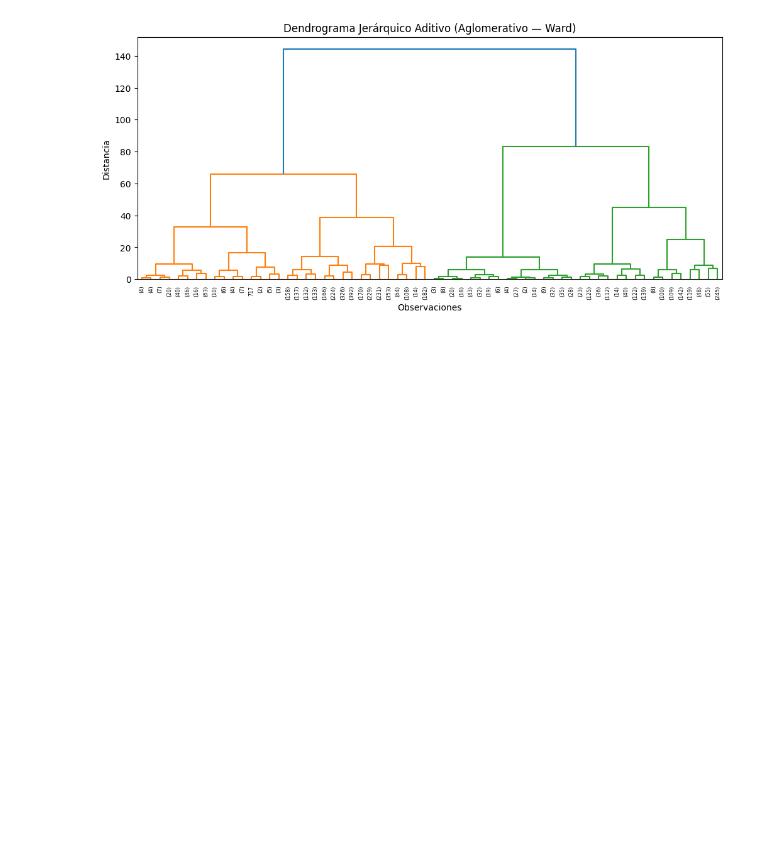
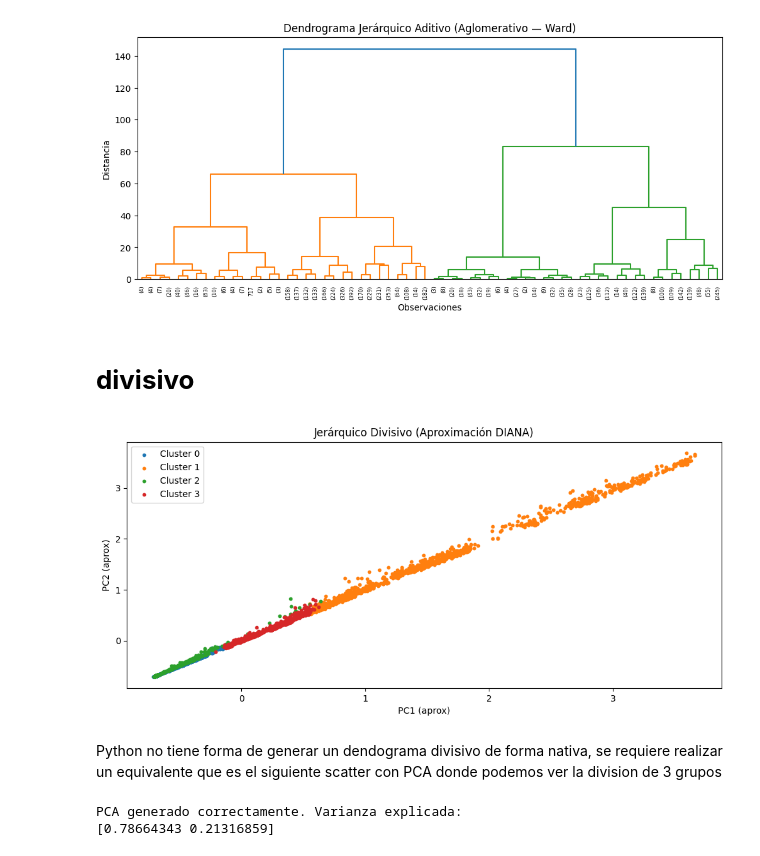
Before and after one commit to AlexandreKc/SUMATIVA2_IDN, a Jupyter notebook: notebook/BI_T3_SebastianCarrera.ipynb, the cells around one changed output. Drawn from its saved outputs; the diff is of its cells as text; code cells hidden in the pictures; blank space fills up the shorter version.

```diff
--- a/notebook/BI_T3_SebastianCarrera.ipynb
+++ b/notebook/BI_T3_SebastianCarrera.ipynb
@@ -712,3 +716,57 @@ plt.ylabel("Distancia")
 plt.show()
 # %% [output]
 [figure]
+# %% [markdown]
+# **divisivo**
+# %%
+
+# Función simple tipo DIANA
+def divisive_clustering(X, max_clusters=4):
+    clusters = {0: X}
+    next_label = 1
+
+    while len(clusters) < max_clusters:
+        # Elegir cluster más grande
+        largest_cluster = max(clusters.items(), key=lambda c: len(c[1]))[0]
+        data = clusters[largest_cluster]
+
+        # Separarlo en 2 subgrupos usando K-Means (representa división)
+        kmeans = KMeans(n_clusters=2, random_state=42).fit(data)
+        labels = kmeans.labels_
+
+        # Crear dos nuevos clusters
+        clusters[largest_cluster] = data[labels == 0]
+        clusters[next_label] = data[labels == 1]
+        next_label += 1
+
+    return clusters
+
+
+# Ejecutar DIANA simplificado
+clusters_div = divisive_clustering(X, max_clusters=4)
+
+# Dendrograma divisivo representado como alturas estimadas
+plt.figure(figsize=(12, 5))
+for i, (k, v) in enumerate(clusters_div.items()):
+    plt.scatter(v[:, 0], v[:, 1], s=10, label=f'Cluster {k}')
+plt.title("Jerárquico Divisivo (Aproximación DIANA)")
+plt.xlabel("PC1 (aprox)")
+plt.ylabel("PC2 (aprox)")
+plt.legend()
+plt.show()
+# %% [output]
+[figure, added]
+# %% [markdown]
+Python no tiene forma de generar un dendograma divisivo de forma nativa, se requiere realizar un equivalente que es el siguiente scatter con PCA donde podemos ver la division de 3 grupos
+# %%
+# --- PCA para visualización y clustering ---
+X = btc_scaled_loaded[['Low', 'High', 'Close', 'Volume']].values
+
+pca = PCA(n_components=2)
+X_pca = pca.fit_transform(X)
+
+print("PCA generado correctamente. Varianza explicada:")
+print(pca.explained_variance_ratio_)
+# %% [output]
+PCA generado correctamente. Varianza explicada:
+[0.78664343 0.21316859]
```
Also changed, not shown: parts of 5 cells of this notebook.
